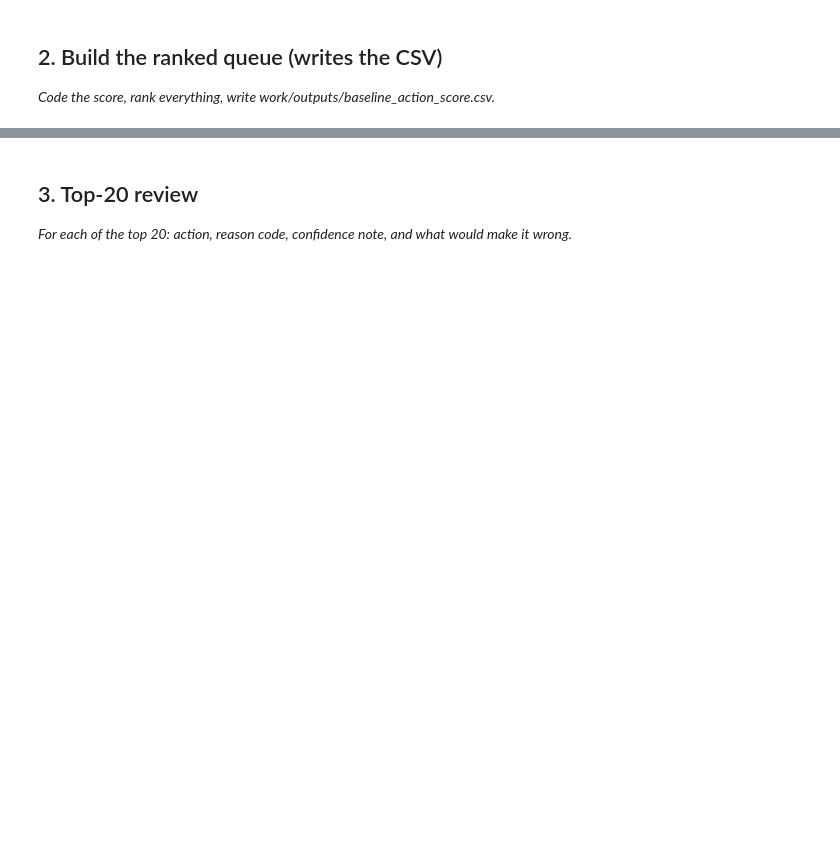
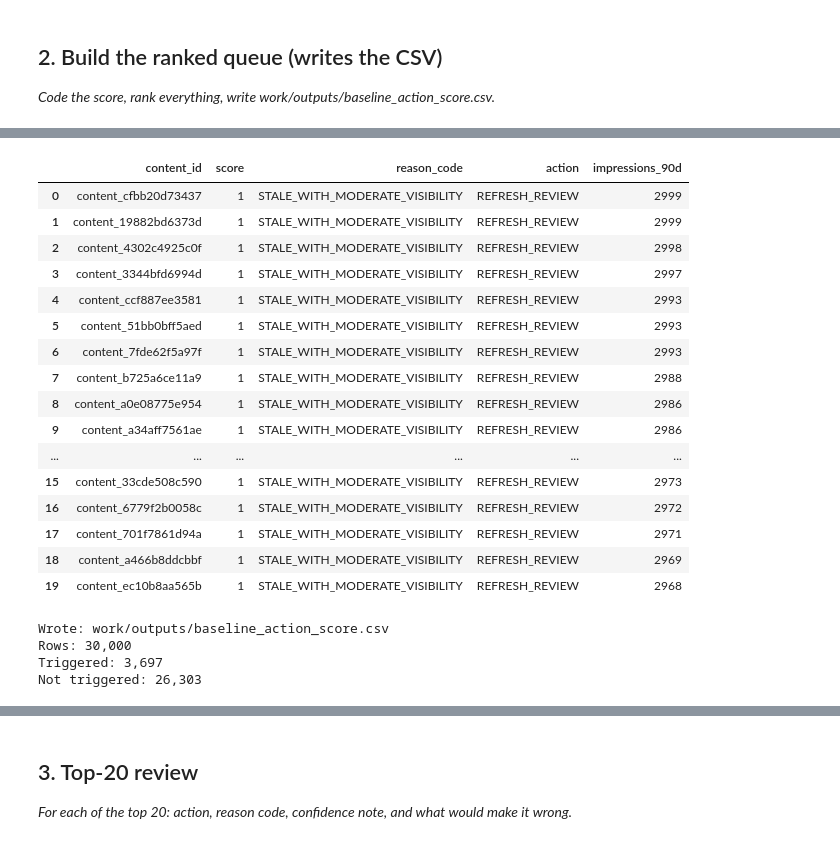
Before and after one commit to faculatini/flyrank_ml, a Jupyter notebook: work/notebooks/w04_baseline_score.ipynb, the cells around one changed output, grey strips where cells are left out. Drawn from its saved outputs; the diff is of its cells as text; code cells hidden in the pictures; blank space fills up the shorter version.

```diff
--- a/work/notebooks/w04_baseline_score.ipynb
+++ b/work/notebooks/w04_baseline_score.ipynb
@@ -149,0 +439,72 @@ At least one of the two checked signals must be connected to a real FlyRank flag
+# %%
+# Encode the single baseline rule.
+
+RULE_FRESHNESS = "91-180"
+RULE_IMPRESSIONS = "moderate"
+
+baseline_queue = df.copy()
+
+baseline_queue["score"] = (
+    (baseline_queue["freshness_tier"] == RULE_FRESHNESS)
+    & (baseline_queue["impression_tier"] == RULE_IMPRESSIONS)
+).astype(int)
+
+baseline_queue["reason_code"] = np.where(
+    baseline_queue["score"] == 1,
+    "STALE_WITH_MODERATE_VISIBILITY",
+    "BASELINE_NOT_TRIGGERED",
+)
+
+baseline_queue["action"] = np.where(
+    baseline_queue["score"] == 1,
+    "REFRESH_REVIEW",
+    "NO_ACTION",
+)
+
+baseline_queue = (
+    baseline_queue[
+        ["content_id", "score", "reason_code", "action", "impressions_90d"]
+    ]
+    .sort_values(
+        ["score", "impressions_90d"],
+        ascending=[False, False],
+    )
+    .reset_index(drop=True)
+)
+
+baseline_queue.head(20)
+# %% [output]
+|  | content_id | score | reason_code | action | impressions_90d |
+| 0 | content_cfbb20d73437 | 1 | STALE_WITH_MODERATE_VISIBILITY | REFRESH_REVIEW | 2999 |
+| 1 | content_19882bd6373d | 1 | STALE_WITH_MODERATE_VISIBILITY | REFRESH_REVIEW | 2999 |
+| 2 | content_4302c4925c0f | 1 | STALE_WITH_MODERATE_VISIBILITY | REFRESH_REVIEW | 2998 |
+| 3 | content_3344bfd6994d | 1 | STALE_WITH_MODERATE_VISIBILITY | REFRESH_REVIEW | 2997 |
+| 4 | content_ccf887ee3581 | 1 | STALE_WITH_MODERATE_VISIBILITY | REFRESH_REVIEW | 2993 |
+| 5 | content_51bb0bff5aed | 1 | STALE_WITH_MODERATE_VISIBILITY | REFRESH_REVIEW | 2993 |
+| 6 | content_7fde62f5a97f | 1 | STALE_WITH_MODERATE_VISIBILITY | REFRESH_REVIEW | 2993 |
+| 7 | content_b725a6ce11a9 | 1 | STALE_WITH_MODERATE_VISIBILITY | REFRESH_REVIEW | 2988 |
+| 8 | content_a0e08775e954 | 1 | STALE_WITH_MODERATE_VISIBILITY | REFRESH_REVIEW | 2986 |
+| 9 | content_a34aff7561ae | 1 | STALE_WITH_MODERATE_VISIBILITY | REFRESH_REVIEW | 2986 |
+| ... | ... | ... | ... | ... | ... |
+| 15 | content_33cde508c590 | 1 | STALE_WITH_MODERATE_VISIBILITY | REFRESH_REVIEW | 2973 |
+| 16 | content_6779f2b0058c | 1 | STALE_WITH_MODERATE_VISIBILITY | REFRESH_REVIEW | 2972 |
+| 17 | content_701f7861d94a | 1 | STALE_WITH_MODERATE_VISIBILITY | REFRESH_REVIEW | 2971 |
+| 18 | content_a466b8ddcbbf | 1 | STALE_WITH_MODERATE_VISIBILITY | REFRESH_REVIEW | 2969 |
+| 19 | content_ec10b8aa565b | 1 | STALE_WITH_MODERATE_VISIBILITY | REFRESH_REVIEW | 2968 |
+# %%
+from pathlib import Path
+
+OUTPUT_PATH = Path("work/outputs/baseline_action_score.csv")
+OUTPUT_PATH.parent.mkdir(parents=True, exist_ok=True)
+
+baseline_queue.to_csv(OUTPUT_PATH, index=False)
+
+print(f"Wrote: {OUTPUT_PATH}")
+print(f"Rows: {len(baseline_queue):,}")
+print(f"Triggered: {(baseline_queue['score'] == 1).sum():,}")
+print(f"Not triggered: {(baseline_queue['score'] == 0).sum():,}")
+# %% [output]
+Wrote: work/outputs/baseline_action_score.csv
+Rows: 30,000
+Triggered: 3,697
+Not triggered: 26,303
```
Also changed, not shown: parts of 22 cells of this notebook.
